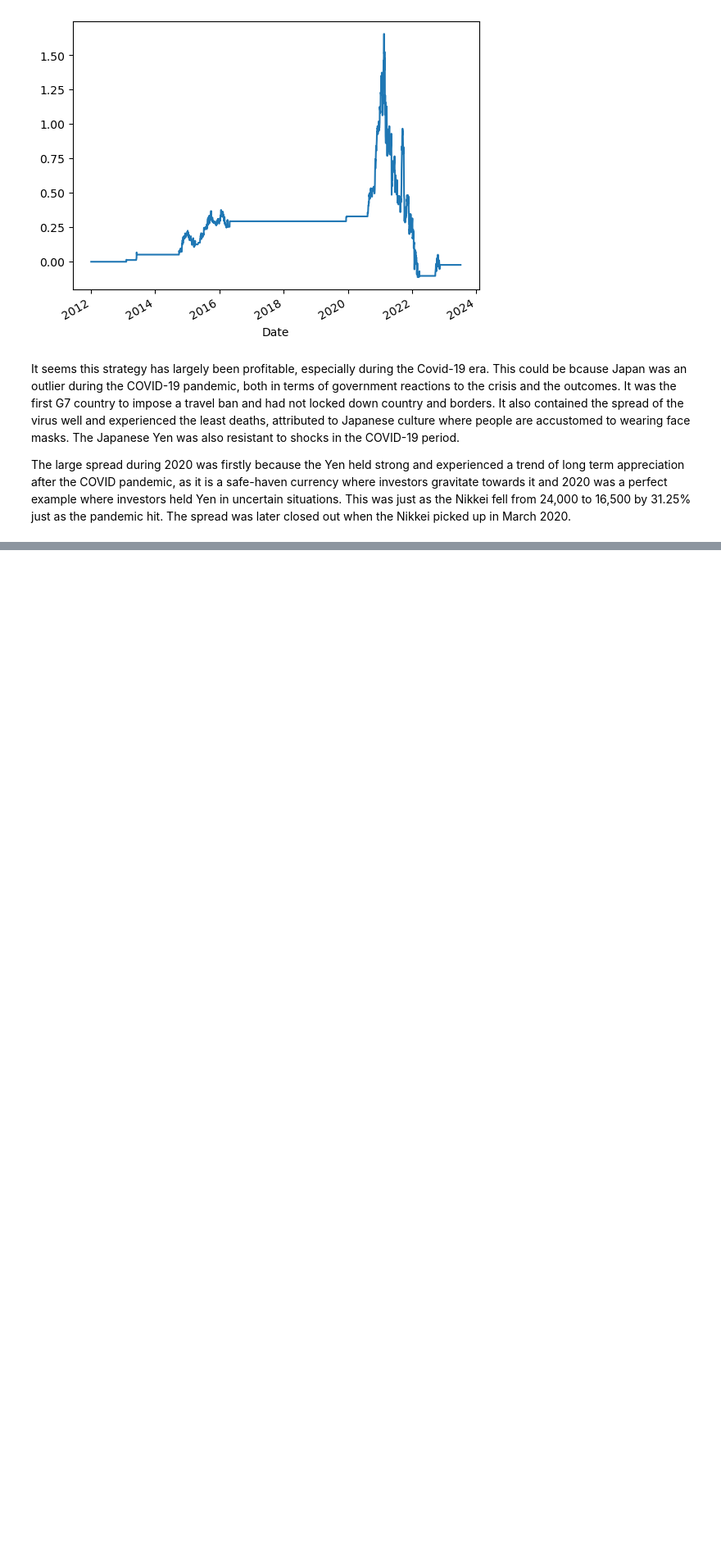
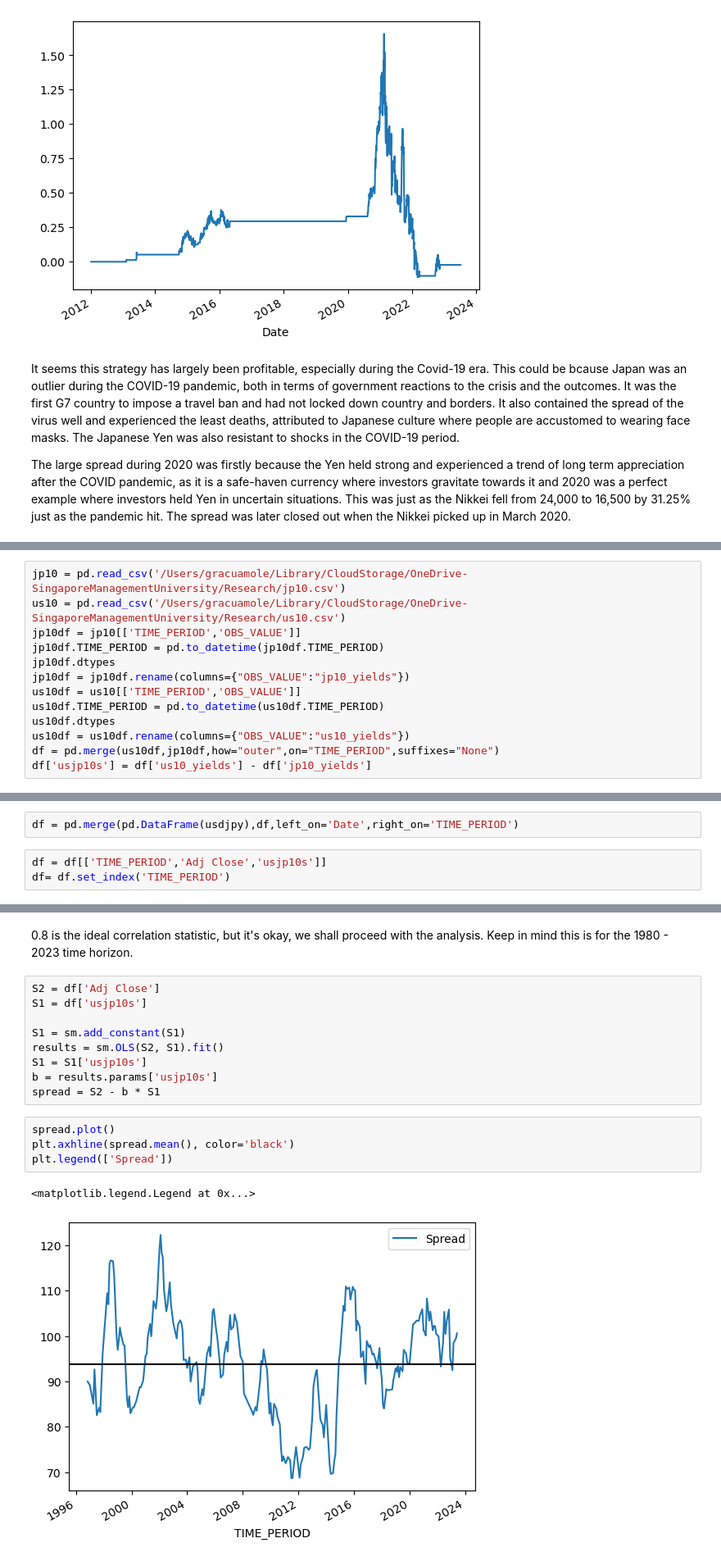
Before and after one commit to gracuamole/pairstrading, a Jupyter notebook: Pairs Trading Code.ipynb, the cells around one changed output, grey strips where cells are left out. Shown at 82% size. Cells and saved outputs as stored; diff of their text form; blank space fills up the shorter version.

```diff
--- a/Pairs Trading Code.ipynb
+++ b/Pairs Trading Code.ipynb
@@ -230,0 +257,13 @@ The spread was later closed out when the Nikkei picked up in March 2020.
+# %%
+jp10 = pd.read_csv('/Users/gracuamole/Library/CloudStorage/OneDrive-SingaporeManagementUniversity/Research/jp10.csv')
+us10 = pd.read_csv('/Users/gracuamole/Library/CloudStorage/OneDrive-SingaporeManagementUniversity/Research/us10.csv')
+jp10df = jp10[['TIME_PERIOD','OBS_VALUE']]
+jp10df.TIME_PERIOD = pd.to_datetime(jp10df.TIME_PERIOD)
+jp10df.dtypes
+jp10df = jp10df.rename(columns={"OBS_VALUE":"jp10_yields"})
+us10df = us10[['TIME_PERIOD','OBS_VALUE']]
+us10df.TIME_PERIOD = pd.to_datetime(us10df.TIME_PERIOD)
+us10df.dtypes
+us10df = us10df.rename(columns={"OBS_VALUE":"us10_yields"})
+df = pd.merge(us10df,jp10df,how="outer",on="TIME_PERIOD",suffixes="None")
+df['usjp10s'] = df['us10_yields'] - df['jp10_yields']
@@ -230,0 +281,5 @@ The spread was later closed out when the Nikkei picked up in March 2020.
+# %%
+df = pd.merge(pd.DataFrame(usdjpy),df,left_on='Date',right_on='TIME_PERIOD')
+# %%
+df = df[['TIME_PERIOD','Adj Close','usjp10s']]
+df= df.set_index('TIME_PERIOD')
@@ -230,0 +290,18 @@ The spread was later closed out when the Nikkei picked up in March 2020.
+# %% [markdown]
+0.8 is the ideal correlation statistic, but it's okay, we shall proceed with the analysis. Keep in mind this is for the 1980 - 2023 time horizon.
+# %%
+S2 = df['Adj Close']
+S1 = df['usjp10s']
+
+S1 = sm.add_constant(S1)
+results = sm.OLS(S2, S1).fit()
+S1 = S1['usjp10s']
+b = results.params['usjp10s']
+spread = S2 - b * S1
+# %%
+spread.plot()
+plt.axhline(spread.mean(), color='black')
+plt.legend(['Spread'])
+# %% [output]
+<matplotlib.legend.Legend at 0x...>
+[figure, added]
```
Also changed, not shown: parts of 15 cells of this notebook.
